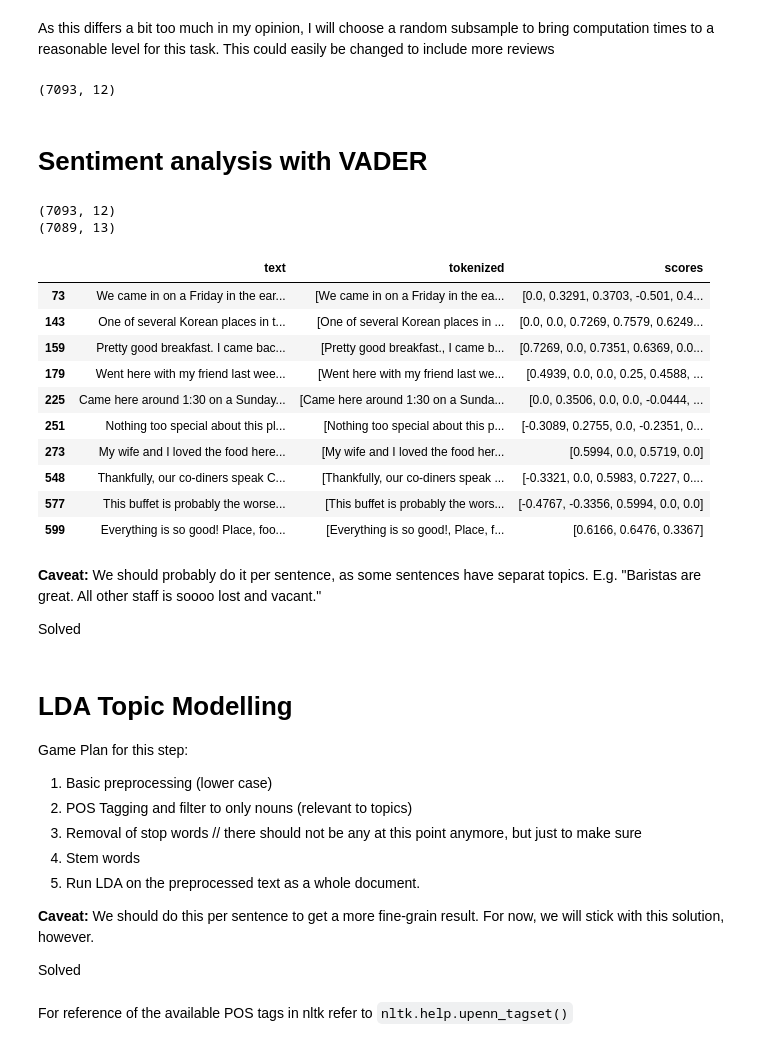
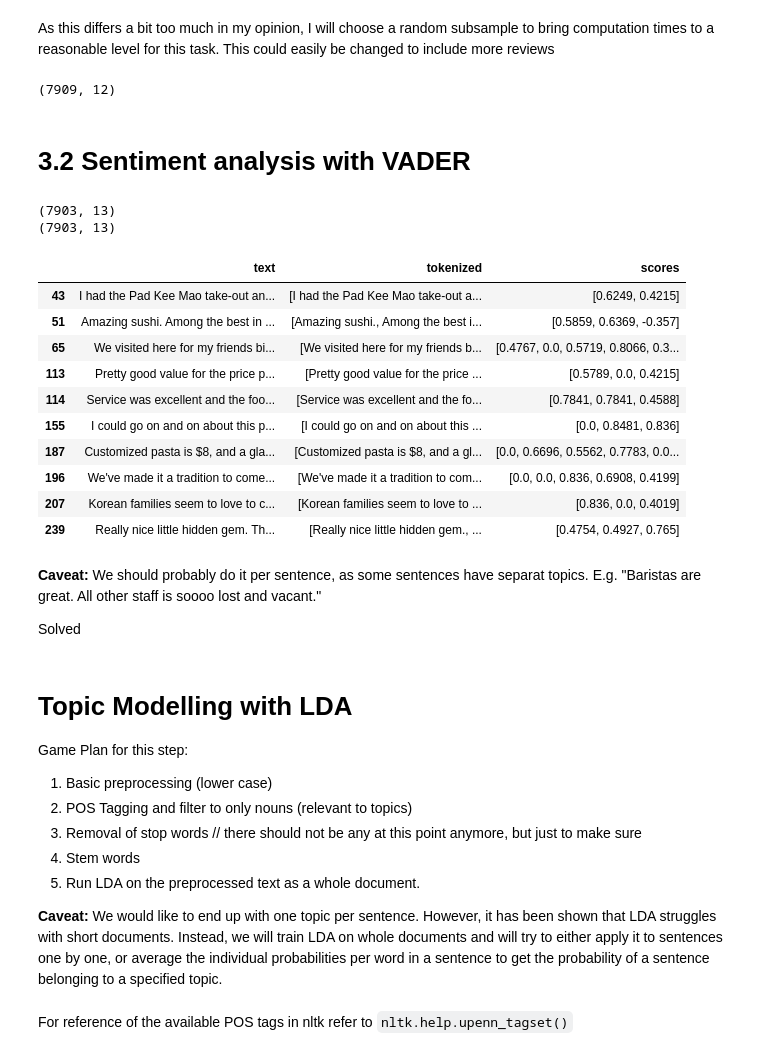
Before and after one commit to lhestermeyer/yelp, a Jupyter notebook: notebooks/20_RestaurantRatingChanges.ipynb, the cells around one changed output. Saved outputs shown, nothing was run; the diff lists cells and outputs as text; code cells hidden in the pictures.

```diff
--- a/notebooks/20_RestaurantRatingChanges.ipynb
+++ b/notebooks/20_RestaurantRatingChanges.ipynb
@@ -264,10 +459,10 @@ Statistics of all restaurants: µ = 3.5 +- σ 0.69
 # %% [markdown]
 As this differs a bit too much in my opinion, I will choose a random subsample to bring computation times to a reasonable level for this task. This could easily be changed to include more reviews
 # %%
-sampled_restaurants = restaurants.business_id.sample(100, random_state=42)
-subsample = reviews[reviews.business_id.isin(sampled_restaurants)]
-subsample.shape
+sampled_restaurants = restaurants.business_id.sample(100, random_state=9000)
+review_subsample = reviews[reviews.business_id.isin(sampled_restaurants)]
+review_subsample.shape
 # %% [output]
-(7093, 12)
+(7909, 12)
 # %% [markdown]
-# Sentiment analysis with VADER
+# <a id='vader'>3.2 Sentiment analysis with VADER</a>
@@ -276,51 +469,54 @@ top20_reviews = subsample # im too lazy to change the code now.
 # %%
-# top20_reviews = reviews.loc[reviews.business_id.isin(business_ids_with_sufficient_reviews[:20])]
+# review_subsample = reviews.loc[reviews.business_id.isin(business_ids_with_sufficient_reviews[:20])]
 
 words = set(nltk.corpus.words.words())
 def remove_non_english(text):
     return " ".join(w for w in nltk.wordpunct_tokenize(text) if w.lower() in words or w.isdigit())
 
-print(top20_reviews.shape)
-top20_reviews = top20_reviews.assign(english=top20_reviews.text.map(remove_non_english))
-top20_reviews = top20_reviews[top20_reviews.english != '']
-print(top20_reviews.shape)
+print(review_subsample.shape)
+review_subsample = review_subsample.assign(english=review_subsample.text.map(remove_non_english))
+review_subsample = review_subsample[review_subsample.english != '']
+print(review_subsample.shape)
 
-def tokenize_and_score(row):
-    tokenized_sentences = tokenize.sent_tokenize(row)
+def tokenize_and_score(text, sentence_wise=True):
+    tokenized_sentences = tokenize.sent_tokenize(text)
 
-    scores = list(map(lambda x : sid.polarity_scores(x)['compound'], tokenized_sentences))
+    if sentence_wise:
+        scores = list(map(lambda x : sid.polarity_scores(x)['compound'], tokenized_sentences))
+    else:
+        scores = sid.polarity_scores(text)['compound']
 
     return tokenized_sentences, scores
 
-top20_reviews['tokenized'], top20_reviews['scores'] = zip(*(top20_reviews.text.progress_map(tokenize_and_score)))
+review_subsample['tokenized'], review_subsample['scores'] = zip(*(review_subsample.text.progress_map(tokenize_and_score)))
 
 # # TODO: should be done in one map with the scoring.
-# top20_reviews = top20_reviews.assign(tokenized=top20_reviews.text.map(lambda x: tokenize.sent_tokenize(x)))
+# review_subsample = review_subsample.assign(tokenized=review_subsample.text.map(lambda x: tokenize.sent_tokenize(x)))
 
 # # vader score
-# top20_reviews = top20_reviews.assign(score=top20_reviews.text.map(lambda x : sid.polarity_scores(x)['compound']))
+# review_subsample = review_subsample.assign(score=review_subsample.text.map(lambda x : sid.polarity_scores(x)['compound']))
 
-top20_reviews[['text', 'tokenized', 'scores']].head(10)
+review_subsample[['text', 'tokenized', 'scores']].head(10)
 # %% [output]
-(7093, 12)
-(7089, 13)
+(7903, 13)
+(7903, 13)
 |  | text | tokenized | scores |
-| 73 | We came in on a Friday in the ear... | [We came in on a Friday in the ea... | [0.0, 0.3291, 0.3703, -0.501, 0.4... |
-| 143 | One of several Korean places in t... | [One of several Korean places in ... | [0.0, 0.0, 0.7269, 0.7579, 0.6249... |
-| 159 | Pretty good breakfast. I came bac... | [Pretty good breakfast., I came b... | [0.7269, 0.0, 0.7351, 0.6369, 0.0... |
-| 179 | Went here with my friend last wee... | [Went here with my friend last we... | [0.4939, 0.0, 0.0, 0.25, 0.4588, ... |
-| 225 | Came here around 1:30 on a Sunday... | [Came here around 1:30 on a Sunda... | [0.0, 0.3506, 0.0, 0.0, -0.0444, ... |
-| 251 | Nothing too special about this pl... | [Nothing too special about this p... | [-0.3089, 0.2755, 0.0, -0.2351, 0... |
-| 273 | My wife and I loved the food here... | [My wife and I loved the food her... | [0.5994, 0.0, 0.5719, 0.0] |
-| 548 | Thankfully, our co-diners speak C... | [Thankfully, our co-diners speak ... | [-0.3321, 0.0, 0.5983, 0.7227, 0.... |
-| 577 | This buffet is probably the worse... | [This buffet is probably the wors... | [-0.4767, -0.3356, 0.5994, 0.0, 0.0] |
-| 599 | Everything is so good! Place, foo... | [Everything is so good!, Place, f... | [0.6166, 0.6476, 0.3367] |
+| 43 | I had the Pad Kee Mao take-out an... | [I had the Pad Kee Mao take-out a... | [0.6249, 0.4215] |
+| 51 | Amazing sushi. Among the best in ... | [Amazing sushi., Among the best i... | [0.5859, 0.6369, -0.357] |
+| 65 | We visited here for my friends bi... | [We visited here for my friends b... | [0.4767, 0.0, 0.5719, 0.8066, 0.3... |
+| 113 | Pretty good value for the price p... | [Pretty good value for the price ... | [0.5789, 0.0, 0.4215] |
+| 114 | Service was excellent and the foo... | [Service was excellent and the fo... | [0.7841, 0.7841, 0.4588] |
+| 155 | I could go on and on about this p... | [I could go on and on about this ... | [0.0, 0.8481, 0.836] |
+| 187 | Customized pasta is $8, and a gla... | [Customized pasta is $8, and a gl... | [0.0, 0.6696, 0.5562, 0.7783, 0.0... |
+| 196 | We've made it a tradition to come... | [We've made it a tradition to com... | [0.0, 0.0, 0.836, 0.6908, 0.4199] |
+| 207 | Korean families seem to love to c... | [Korean families seem to love to ... | [0.836, 0.0, 0.4019] |
+| 239 | Really nice little hidden gem. Th... | [Really nice little hidden gem., ... | [0.4754, 0.4927, 0.765] |
 # %% [markdown]
 __Caveat:__ We should probably do it per sentence, as some sentences have separat topics. E.g. "Baristas are great. All other staff is soooo lost and vacant."
 
 Solved
 # %% [markdown]
-# LDA Topic Modelling
+# <a id='lda'>Topic Modelling with LDA</a>
 Game Plan for this step:
 1. Basic preprocessing (lower case)
 2. POS Tagging and filter to only nouns (relevant to topics)
@@ -328,9 +524,7 @@ Game Plan for this step:
 4. Stem words
 5. Run LDA on the preprocessed text as a whole document.
 
-__Caveat:__ We should do this per sentence to get a more fine-grain result. For now, we will stick with this solution, however.
-
-Solved
+__Caveat:__ We would like to end up with one topic per sentence. However, it has been shown that LDA struggles with short documents. Instead, we will train LDA on whole documents and will try to either apply it to sentences one by one, or average the individual probabilities per word in a sentence to get the probability of a sentence belonging to a specified topic.
 # %% [markdown]
 For reference of the available POS tags in nltk refer to `nltk.help.upenn_tagset()`
 # %%
```
Also changed, not shown: parts of 46 cells of this notebook.
